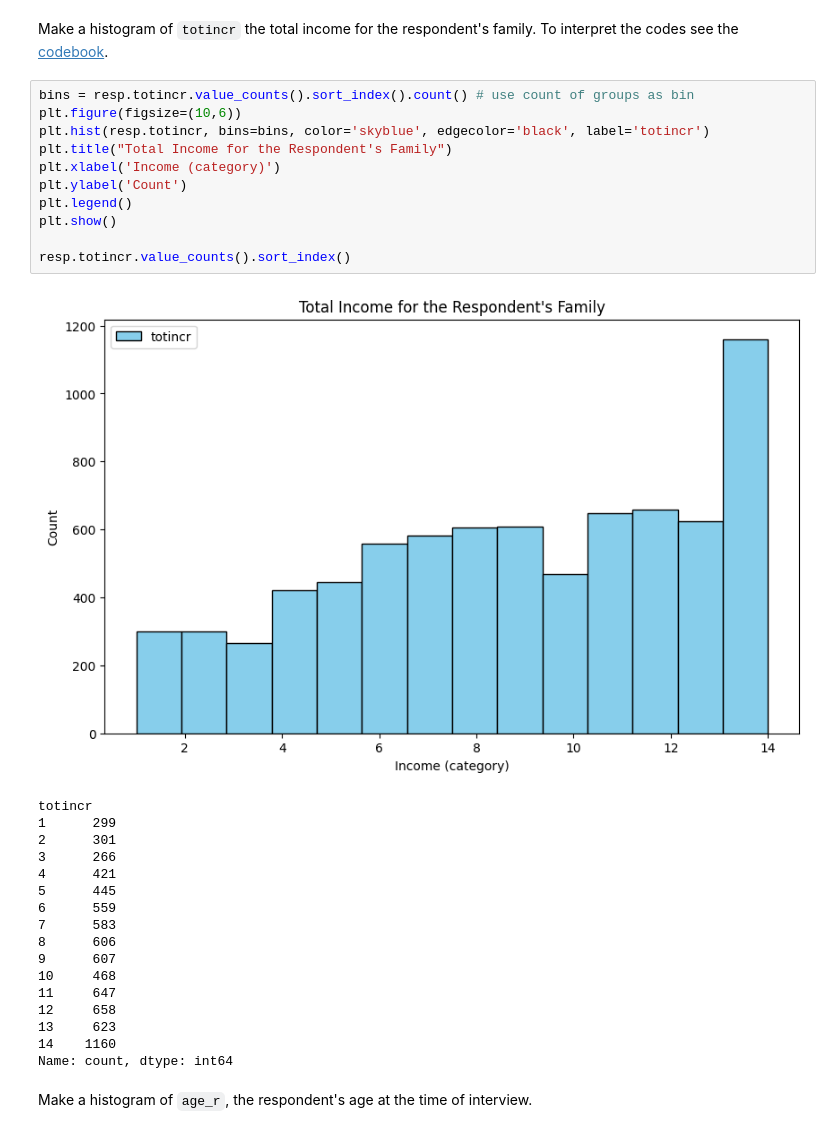
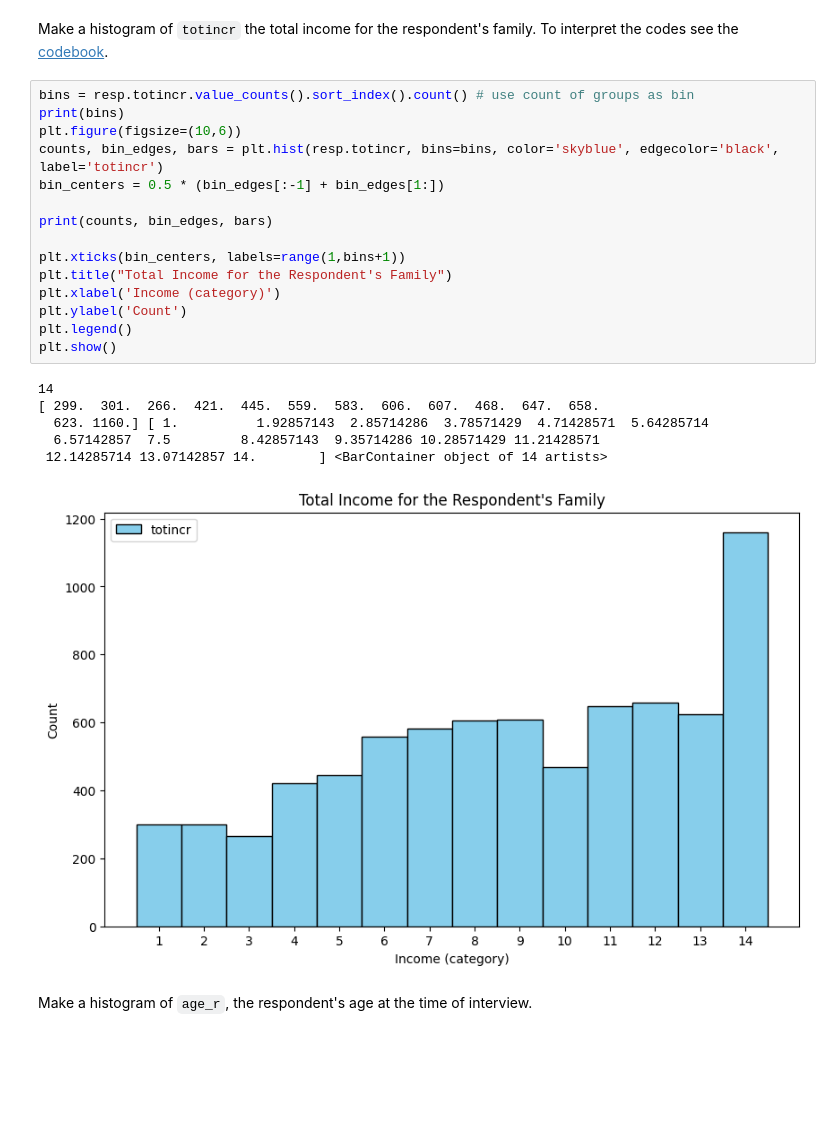
Before and after one commit to sclement2/python_machinelearning, a Jupyter notebook: thinkstats_chp2.ipynb, the cells around one changed output. Saved outputs shown, nothing was run; the diff lists cells and outputs as text; blank space fills up the shorter version.

```diff
--- a/thinkstats_chp2.ipynb
+++ b/thinkstats_chp2.ipynb
@@ -387,33 +387,26 @@ resp = nsfg.ReadFemResp()
 Make a histogram of `totincr` the total income for the respondent's family. To interpret the codes see the [codebook](https://ftp.cdc.gov/pub/Health_Statistics/NCHS/Dataset_Documentation/NSFG/Cycle6Codebook-Female.pdf).
 # %%
 bins = resp.totincr.value_counts().sort_index().count() # use count of groups as bin
+print(bins)
 plt.figure(figsize=(10,6))
-plt.hist(resp.totincr, bins=bins, color='skyblue', edgecolor='black', label='totincr')
+counts, bin_edges, bars = plt.hist(resp.totincr, bins=bins, color='skyblue', edgecolor='black', label='totincr')
+bin_centers = 0.5 * (bin_edges[:-1] + bin_edges[1:])
+
+print(counts, bin_edges, bars)
+
+plt.xticks(bin_centers, labels=range(1,bins+1))
 plt.title("Total Income for the Respondent's Family")
 plt.xlabel('Income (category)')
 plt.ylabel('Count')
 plt.legend()
 plt.show()
-
-resp.totincr.value_counts().sort_index()
 # %% [output]
+14
+[ 299.  301.  266.  421.  445.  559.  583.  606.  607.  468.  647.  658.
+  623. 1160.] [ 1.          1.92857143  2.85714286  3.78571429  4.71428571  5.64285714
+  6.57142857  7.5         8.42857143  9.35714286 10.28571429 11.21428571
+ 12.14285714 13.07142857 14.        ] <BarContainer object of 14 artists>
-[figure, old version]
+[figure, new version]
-totincr
-1      299
-2      301
-3      266
-4      421
-5      445
-6      559
-7      583
-8      606
-9      607
-10     468
-11     647
-12     658
-13     623
-14    1160
-Name: count, dtype: int64
 # %% [markdown]
 Make a histogram of `age_r`, the respondent's age at the time of interview.
 # %%
```
Also changed, not shown: parts of 17 cells of this notebook.
